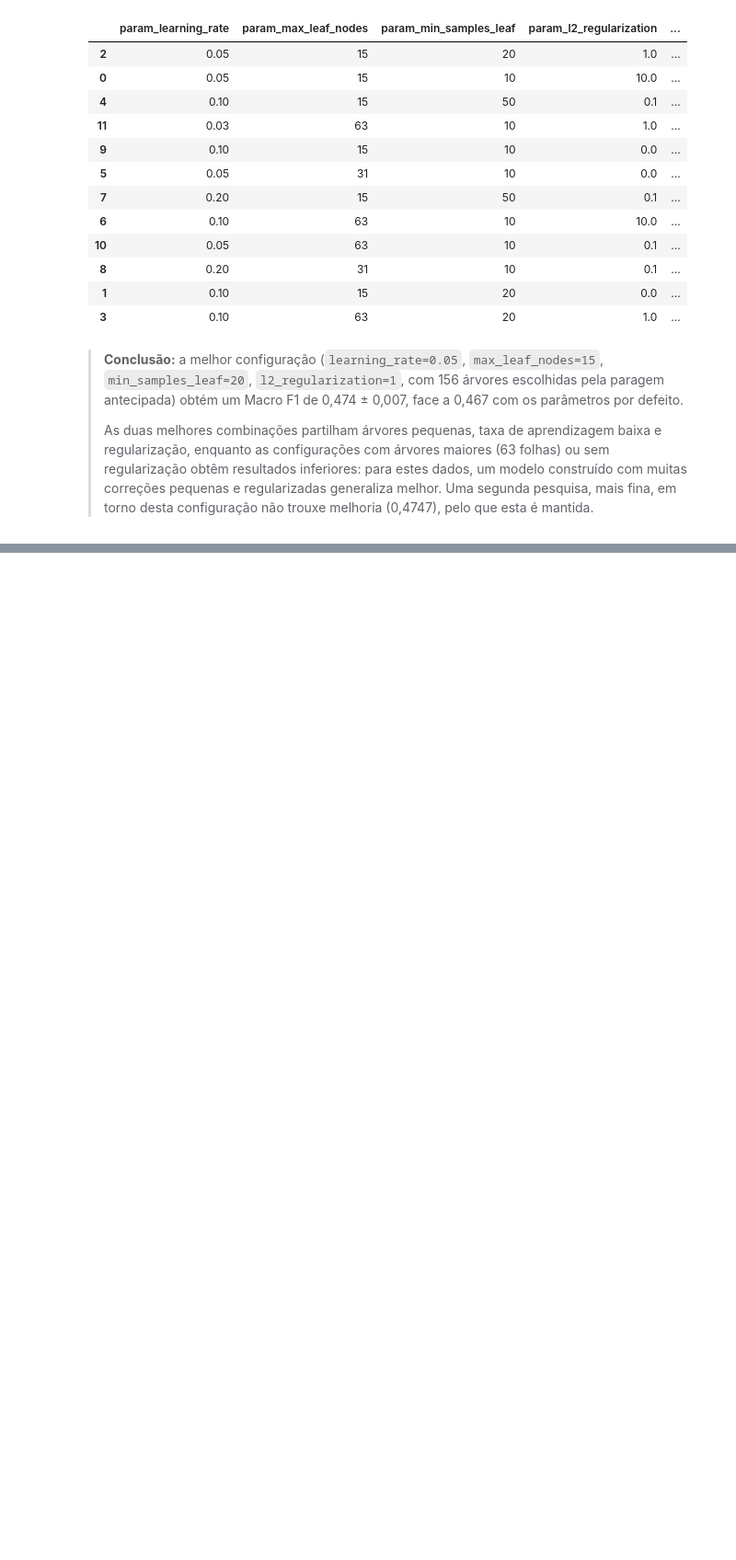
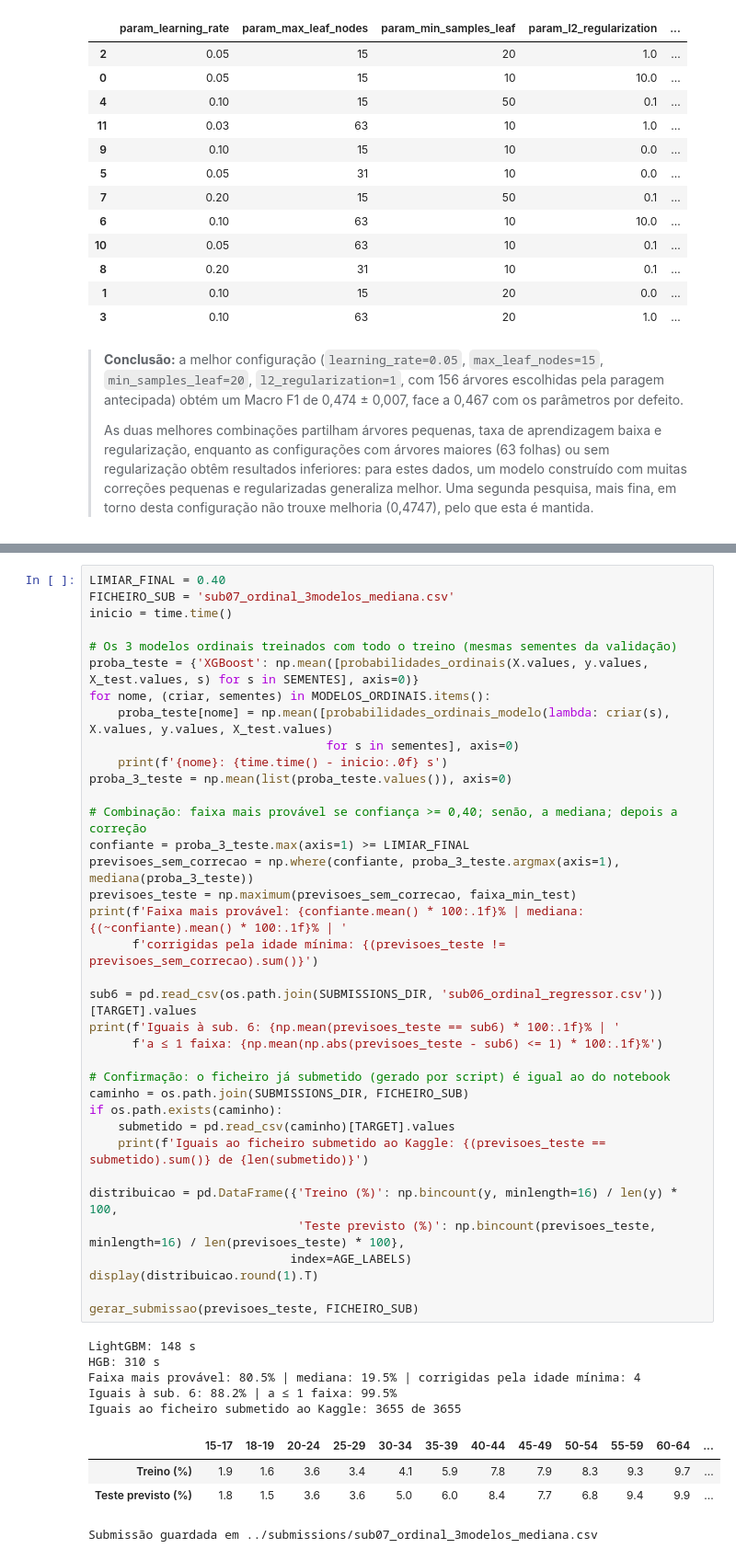
Before and after one commit to davidalves2/DAA, a Jupyter notebook: notebooks/Notebook_03.ipynb, the cells around one changed output, grey strips where cells are left out. Shown at 92% size. Drawn from its saved outputs; the diff is of its cells as text; blank space fills up the shorter version.

```diff
--- a/notebooks/Notebook_03.ipynb
+++ b/notebooks/Notebook_03.ipynb
@@ -381,0 +729,46 @@ As submissões 1 a 3 foram feitas com versões intermédias dos dados (antes da
+# %%
+LIMIAR_FINAL = 0.40
+FICHEIRO_SUB = 'sub07_ordinal_3modelos_mediana.csv'
+inicio = time.time()
+
+# Os 3 modelos ordinais treinados com todo o treino (mesmas sementes da validação)
+proba_teste = {'XGBoost': np.mean([probabilidades_ordinais(X.values, y.values, X_test.values, s) for s in SEMENTES], axis=0)}
+for nome, (criar, sementes) in MODELOS_ORDINAIS.items():
+    proba_teste[nome] = np.mean([probabilidades_ordinais_modelo(lambda: criar(s), X.values, y.values, X_test.values)
+                                 for s in sementes], axis=0)
+    print(f'{nome}: {time.time() - inicio:.0f} s')
+proba_3_teste = np.mean(list(proba_teste.values()), axis=0)
+
+# Combinação: faixa mais provável se confiança >= 0,40; senão, a mediana; depois a correção
+confiante = proba_3_teste.max(axis=1) >= LIMIAR_FINAL
+previsoes_sem_correcao = np.where(confiante, proba_3_teste.argmax(axis=1), mediana(proba_3_teste))
+previsoes_teste = np.maximum(previsoes_sem_correcao, faixa_min_test)
+print(f'Faixa mais provável: {confiante.mean() * 100:.1f}% | mediana: {(~confiante).mean() * 100:.1f}% | '
+      f'corrigidas pela idade mínima: {(previsoes_teste != previsoes_sem_correcao).sum()}')
+
+sub6 = pd.read_csv(os.path.join(SUBMISSIONS_DIR, 'sub06_ordinal_regressor.csv'))[TARGET].values
+print(f'Iguais à sub. 6: {np.mean(previsoes_teste == sub6) * 100:.1f}% | '
+      f'a ≤ 1 faixa: {np.mean(np.abs(previsoes_teste - sub6) <= 1) * 100:.1f}%')
+
+# Confirmação: o ficheiro já submetido (gerado por script) é igual ao do notebook
+caminho = os.path.join(SUBMISSIONS_DIR, FICHEIRO_SUB)
+if os.path.exists(caminho):
+    submetido = pd.read_csv(caminho)[TARGET].values
+    print(f'Iguais ao ficheiro submetido ao Kaggle: {(previsoes_teste == submetido).sum()} de {len(submetido)}')
+
+distribuicao = pd.DataFrame({'Treino (%)': np.bincount(y, minlength=16) / len(y) * 100,
+                             'Teste previsto (%)': np.bincount(previsoes_teste, minlength=16) / len(previsoes_teste) * 100},
+                            index=AGE_LABELS)
+display(distribuicao.round(1).T)
+
+gerar_submissao(previsoes_teste, FICHEIRO_SUB)
+# %% [output]
+LightGBM: 148 s
+HGB: 310 s
+Faixa mais provável: 80.5% | mediana: 19.5% | corrigidas pela idade mínima: 4
+Iguais à sub. 6: 88.2% | a ≤ 1 faixa: 99.5%
+Iguais ao ficheiro submetido ao Kaggle: 3655 de 3655
+|  | 15-17 | 18-19 | 20-24 | 25-29 | 30-34 | 35-39 | 40-44 | 45-49 | 50-54 | 55-59 | 60-64 | ... |
+| Treino (%) | 1.9 | 1.6 | 3.6 | 3.4 | 4.1 | 5.9 | 7.8 | 7.9 | 8.3 | 9.3 | 9.7 | ... |
+| Teste previsto (%) | 1.8 | 1.5 | 3.6 | 3.6 | 5.0 | 6.0 | 8.4 | 7.7 | 6.8 | 9.4 | 9.9 | ... |
+Submissão guardada em ../submissions/sub07_ordinal_3modelos_mediana.csv
```
Also changed, not shown: parts of 31 cells of this notebook, 7 other files.
